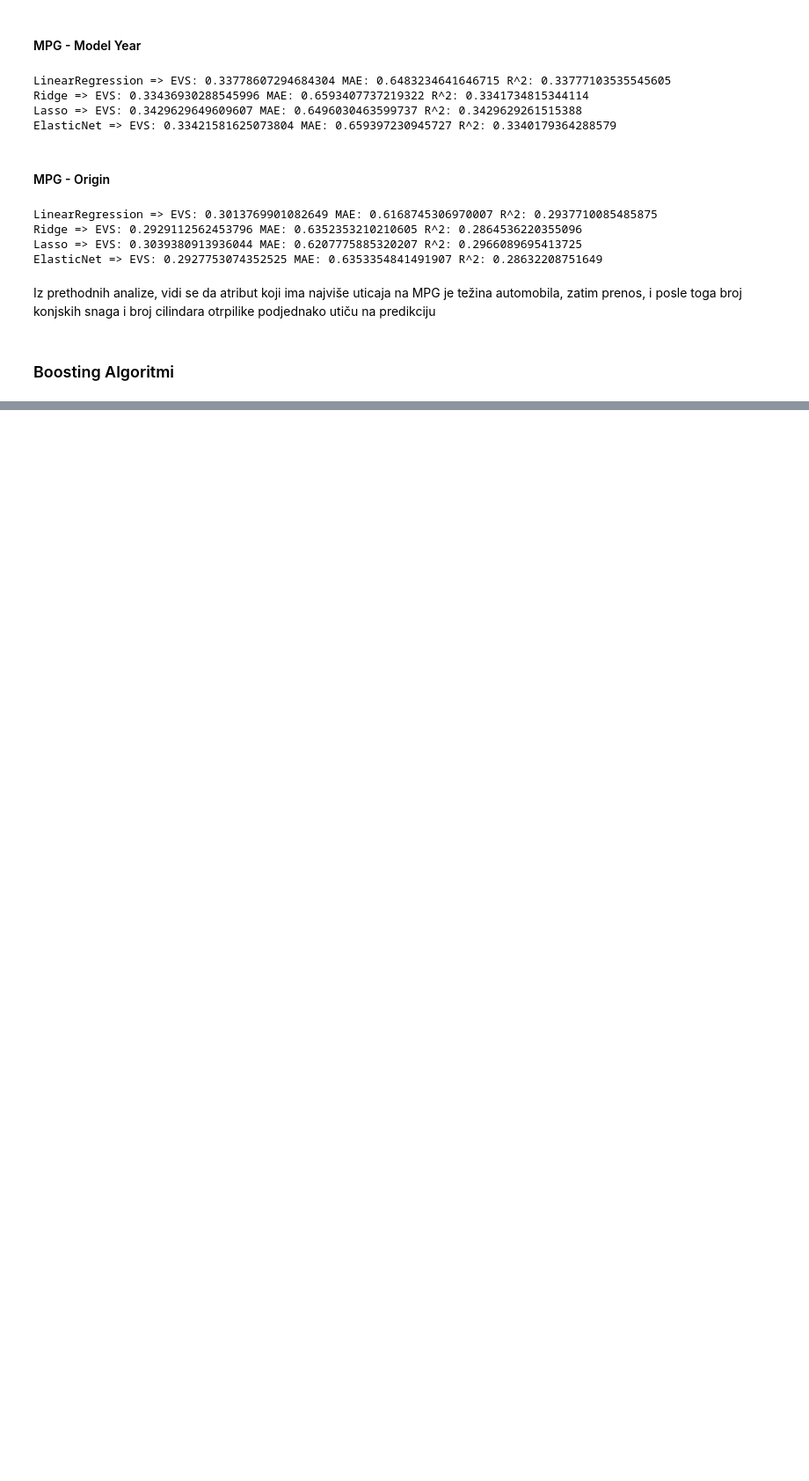
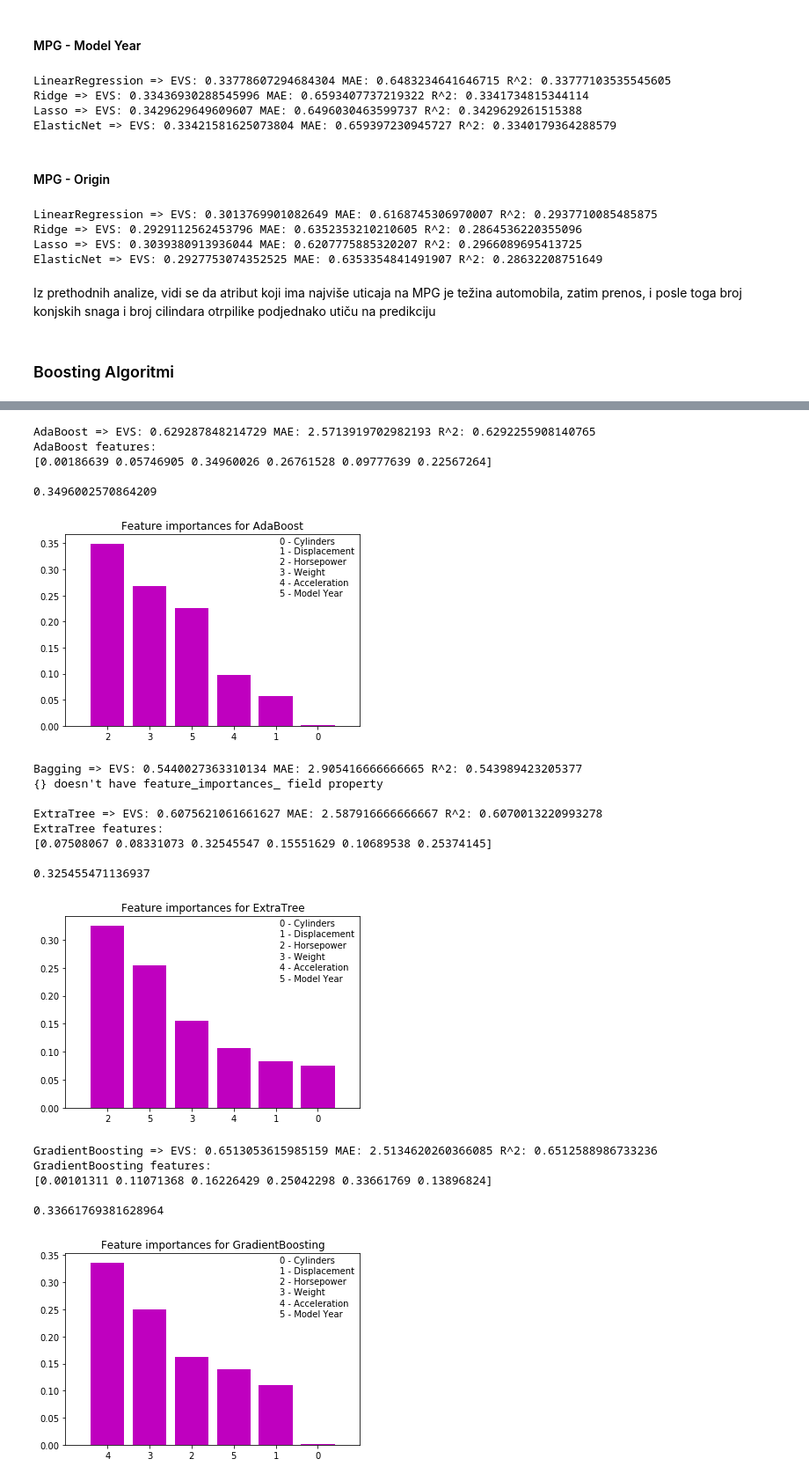
Before and after one commit to aleksandarskrbic/car-economy-ori, a Jupyter notebook: ori_notebook.ipynb, the cells around one changed output, grey strips where cells are left out. Shown at 88% size. Drawn from its saved outputs; the diff is of its cells as text; code cells hidden in the pictures; blank space fills up the shorter version.

```diff
--- a/ori_notebook.ipynb
+++ b/ori_notebook.ipynb
@@ -645,0 +811,46 @@ Za **RandomForest** algoritam najvažniji atributi su: prenos, broj konjskih sna
+# %%
+asia = df.loc[df['origin'] == 3]
+
+X = asia.iloc[:, 1 : 7].values.astype('float64')
+y = asia.iloc[:, 0].values.astype('float64')
+
+X_train, X_test, y_train, y_test = train_test_split(X, y, test_size=0.3, random_state=42)
+
+for name, model in models:
+    model.fit(X_train, y_train)
+    predictions = model.predict(X_test)
+
+    r_sqared = stats.get_r_squared(y_test, predictions)
+    score = explained_variance_score(y_test, predictions)
+    mae = mean_absolute_error(predictions, y_test)
+
+    msg = "{} => EVS: {} MAE: {} R^2: {}".format(name, score, mae, r_sqared)
+    print(msg)
+
+    if hasattr(model, 'feature_importances_'):
+        print("{} features:\n{}\n".format(name, model.feature_importances_))
+        get_feature_importance_plot_origin(model, name)
+    else:
+        print("{} doesn't have feature_importances_ field property\n")
+# %% [output]
+AdaBoost => EVS: 0.629287848214729 MAE: 2.5713919702982193 R^2: 0.6292255908140765
+AdaBoost features:
+[0.00186639 0.05746905 0.34960026 0.26761528 0.09777639 0.22567264]
+
+0.3496002570864209
+[figure, added]
+Bagging => EVS: 0.5440027363310134 MAE: 2.905416666666665 R^2: 0.543989423205377
+{} doesn't have feature_importances_ field property
+
+ExtraTree => EVS: 0.6075621061661627 MAE: 2.587916666666667 R^2: 0.6070013220993278
+ExtraTree features:
+[0.07508067 0.08331073 0.32545547 0.15551629 0.10689538 0.25374145]
+
+0.325455471136937
+[figure, added]
+GradientBoosting => EVS: 0.6513053615985159 MAE: 2.5134620260366085 R^2: 0.6512588986733236
+GradientBoosting features:
+[0.00101311 0.11071368 0.16226429 0.25042298 0.33661769 0.13896824]
+
+0.33661769381628964
+[figure, added]
```
Also changed, not shown: parts of 19 cells of this notebook.
